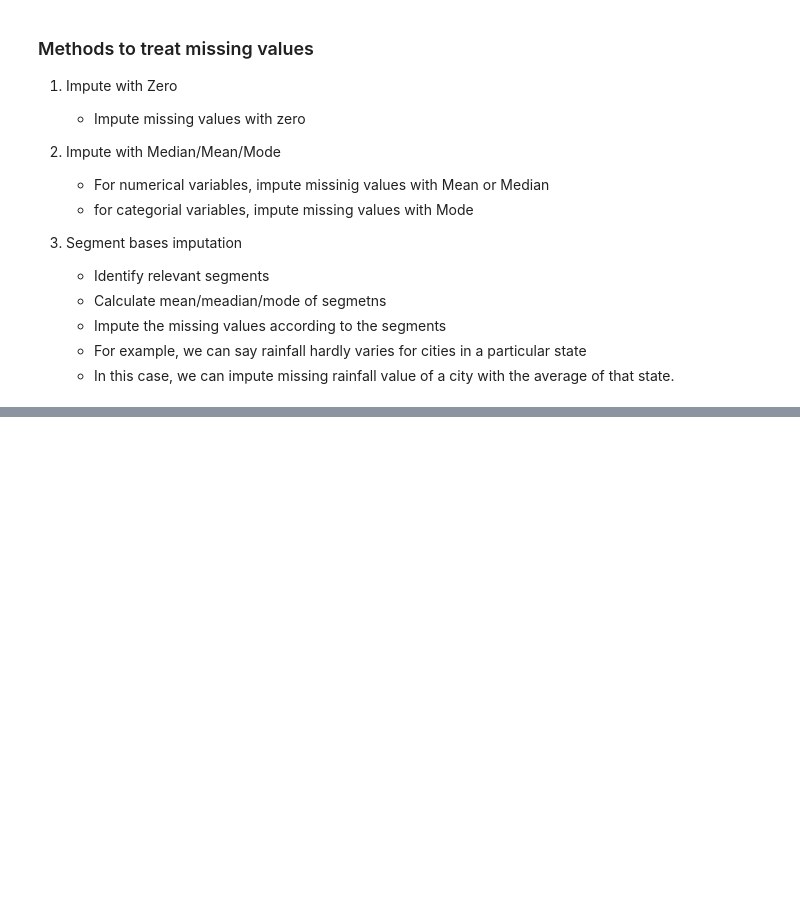
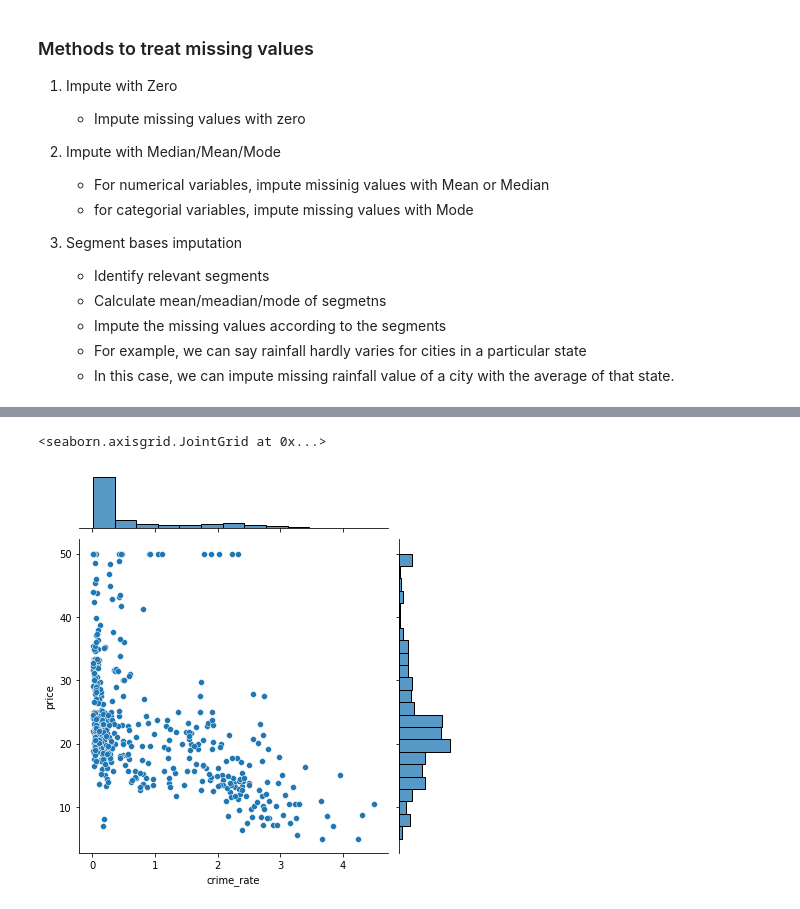
Before and after one commit to teddsords/SVM-Course, a Jupyter notebook: Section 7.ipynb, the cells around one changed output, grey strips where cells are left out. Drawn from its saved outputs; the diff is of its cells as text; code cells hidden in the pictures; blank space fills up the shorter version.

```diff
--- a/Section 7.ipynb
+++ b/Section 7.ipynb
@@ -274,0 +295,2 @@ Real world data often has missing values. Data can have missing values for a num
+# %%
+dataset.n_hos_beds = dataset.n_hos_beds.fillna(dataset.n_hos_beds.mean())       # Getting missing values and saving the mean of the column
@@ -274,0 +365,8 @@ Real world data often has missing values. Data can have missing values for a num
+# %%
+dataset.crime_rate = np.log(1 + dataset.crime_rate)     # Transforming variable into log since the relationship between x and y is similar to it.
+                                                        # This way e can have a linear relationship between both.
+# %%
+sns.jointplot(x='crime_rate', y='price', data=dataset)
+# %% [output]
+<seaborn.axisgrid.JointGrid at 0x...>
+[figure, added]
```
Also changed, not shown: parts of 17 cells of this notebook.
